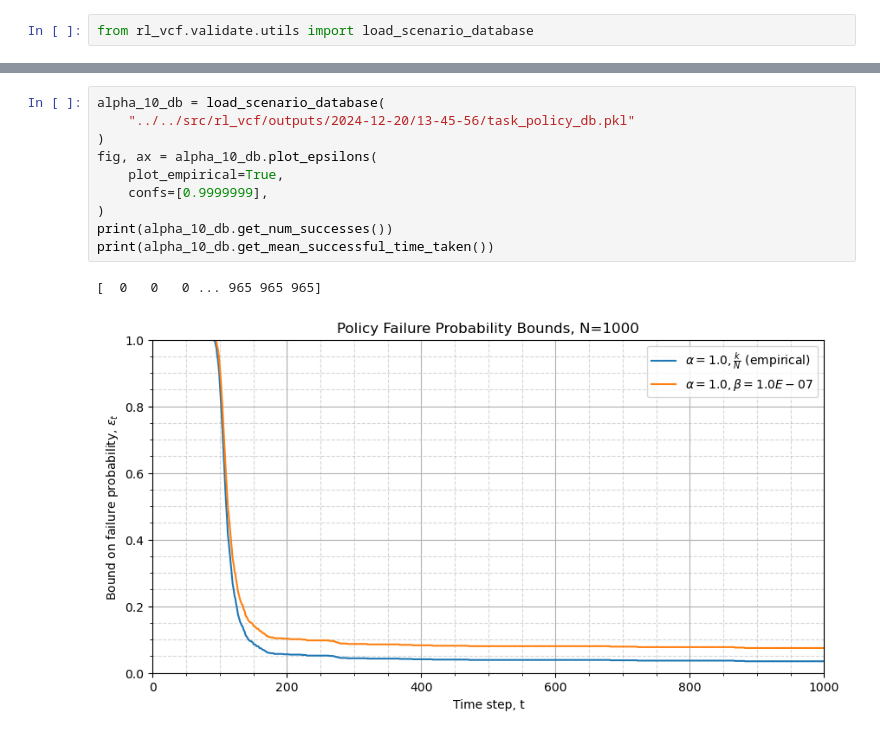
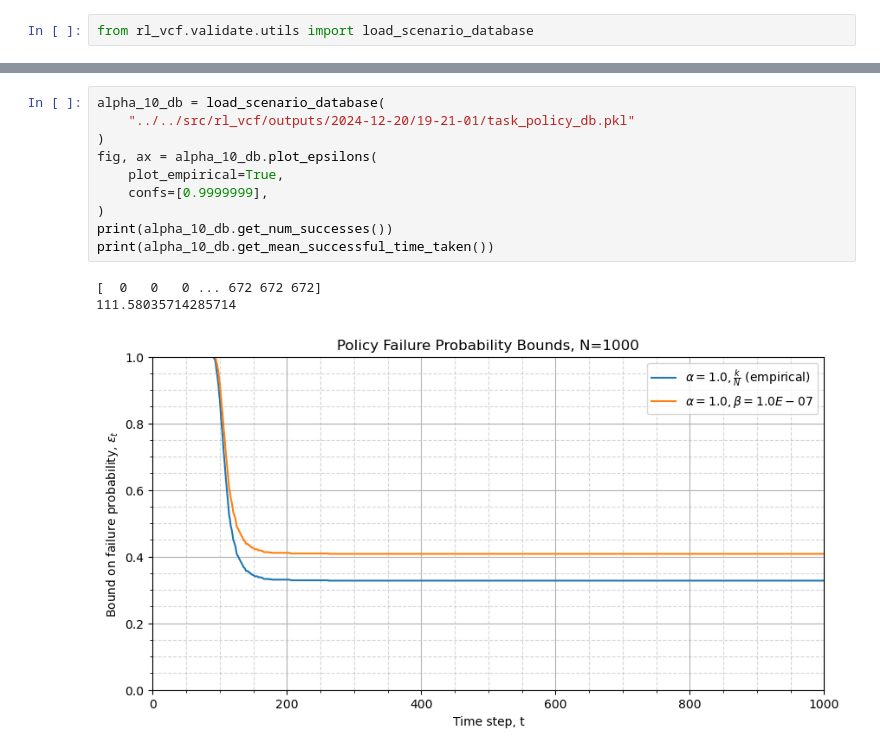
Before and after one commit to JacquesCloete/sport, a Jupyter notebook: notebooks/envs/comparing_validation_over_alphas.ipynb, the cells around one changed output, grey strips where cells are left out. Cells and saved outputs as stored; diff of their text form.

```diff
--- a/notebooks/envs/comparing_validation_over_alphas.ipynb
+++ b/notebooks/envs/comparing_validation_over_alphas.ipynb
@@ -60,15 +61,16 @@ print(alpha_1_5_db.get_mean_successful_time_taken())
 # %%
 alpha_10_db = load_scenario_database(
-    "../../src/rl_vcf/outputs/2024-12-20/13-45-56/task_policy_db.pkl"
+    "../../src/rl_vcf/outputs/2024-12-20/19-21-01/task_policy_db.pkl"
 )
 fig, ax = alpha_10_db.plot_epsilons(
     plot_empirical=True,
     confs=[0.9999999],
 )
 print(alpha_10_db.get_num_successes())
 print(alpha_10_db.get_mean_successful_time_taken())
 # %% [output]
-[  0   0   0 ... 965 965 965]
+[  0   0   0 ... 672 672 672]
+111.58035714285714
-[figure, old version]
+[figure, new version]
 # %%
 alpha_100_db = load_scenario_database(
```
Also changed, not shown: parts of 8 cells of this notebook.
